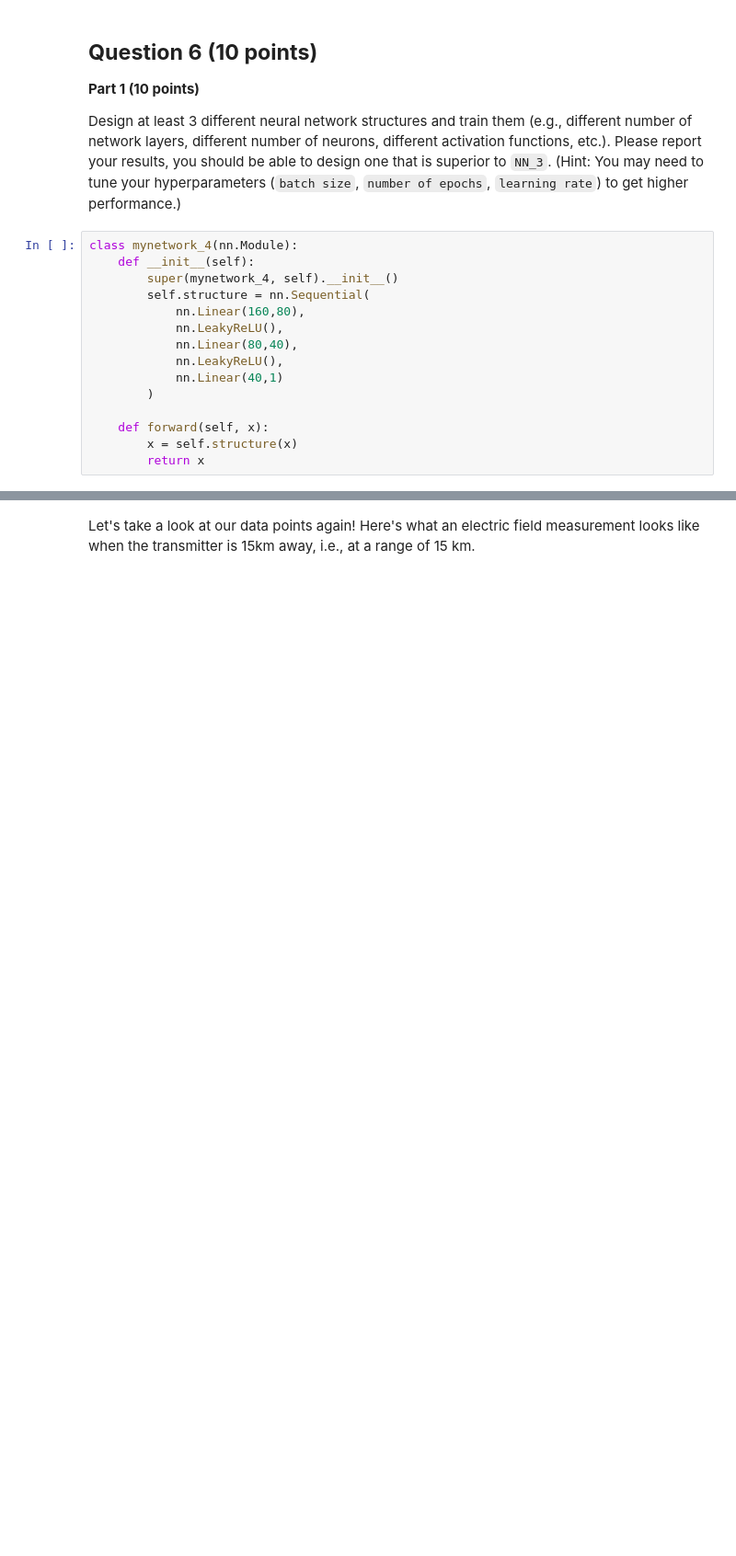
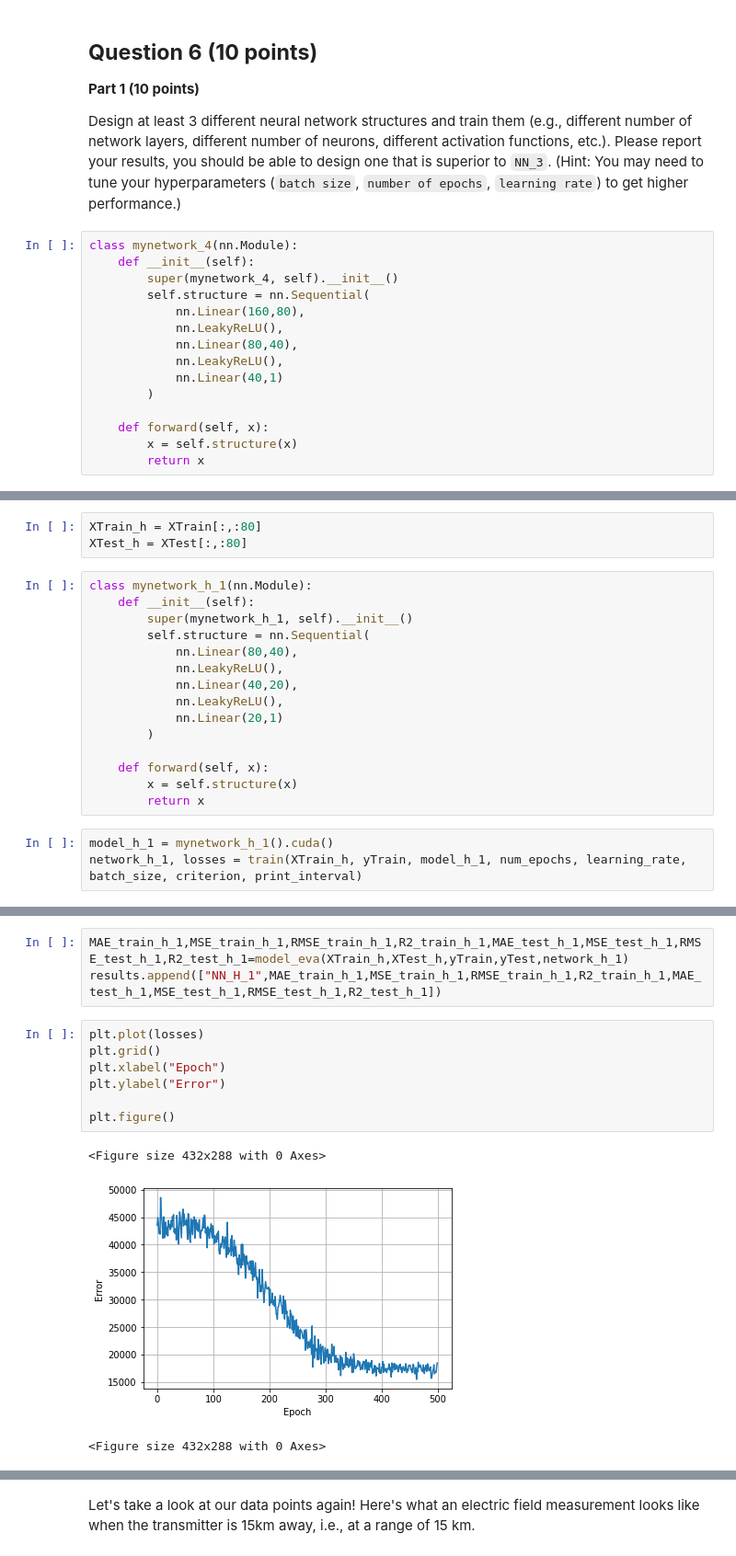
Before and after one commit to RodericGuigoCorominas/PIC-Math-Workshop-on-Data-Science-2022, a Jupyter notebook: CaseStudy_3_NeuralNetwork.ipynb, the cells around one changed output, grey strips where cells are left out. Shown at 92% size. Saved outputs shown, nothing was run; the diff lists cells and outputs as text; blank space fills up the shorter version.

```diff
--- a/CaseStudy_3_NeuralNetwork.ipynb
+++ b/CaseStudy_3_NeuralNetwork.ipynb
@@ -715,0 +750,21 @@ results.append(["NN_4",MAE_train_nn3,MSE_train_nn3,RMSE_train_nn3,R2_train_nn3,M
+# %%
+XTrain_h = XTrain[:,:80]
+XTest_h = XTest[:,:80]
+# %%
+class mynetwork_h_1(nn.Module):
+    def __init__(self):
+        super(mynetwork_h_1, self).__init__()
+        self.structure = nn.Sequential(
+            nn.Linear(80,40),
+            nn.LeakyReLU(),
+            nn.Linear(40,20),
+            nn.LeakyReLU(),
+            nn.Linear(20,1)
+        )
+
+    def forward(self, x):
+        x = self.structure(x)
+        return x
+# %%
+model_h_1 = mynetwork_h_1().cuda()
+network_h_1, losses = train(XTrain_h, yTrain, model_h_1, num_epochs, learning_rate, batch_size, criterion, print_interval)
@@ -716,3 +789,17 @@ results.append(["NN_4",MAE_train_nn3,MSE_train_nn3,RMSE_train_nn3,R2_train_nn3,M
+# %%
+MAE_train_h_1,MSE_train_h_1,RMSE_train_h_1,R2_train_h_1,MAE_test_h_1,MSE_test_h_1,RMSE_test_h_1,R2_test_h_1=model_eva(XTrain_h,XTest_h,yTrain,yTest,network_h_1)
+results.append(["NN_H_1",MAE_train_h_1,MSE_train_h_1,RMSE_train_h_1,R2_train_h_1,MAE_test_h_1,MSE_test_h_1,RMSE_test_h_1,R2_test_h_1])
+# %%
+plt.plot(losses)
+plt.grid()
+plt.xlabel("Epoch")
+plt.ylabel("Error")
+
+plt.figure()
+# %% [output]
+<Figure size 432x288 with 0 Axes>
+[figure, added]
+<Figure size 432x288 with 0 Axes>
 # %%
 print (tabulate(results, headers=["Model", "Training MAE", "Training MSE", "Training RMSE", "Training R^2", "Test MAE", "Test MSE", "Test RMSE", "Test R^2"],tablefmt="grid"))
 # %% [output]
```
Also changed, not shown: parts of 11 cells of this notebook.
